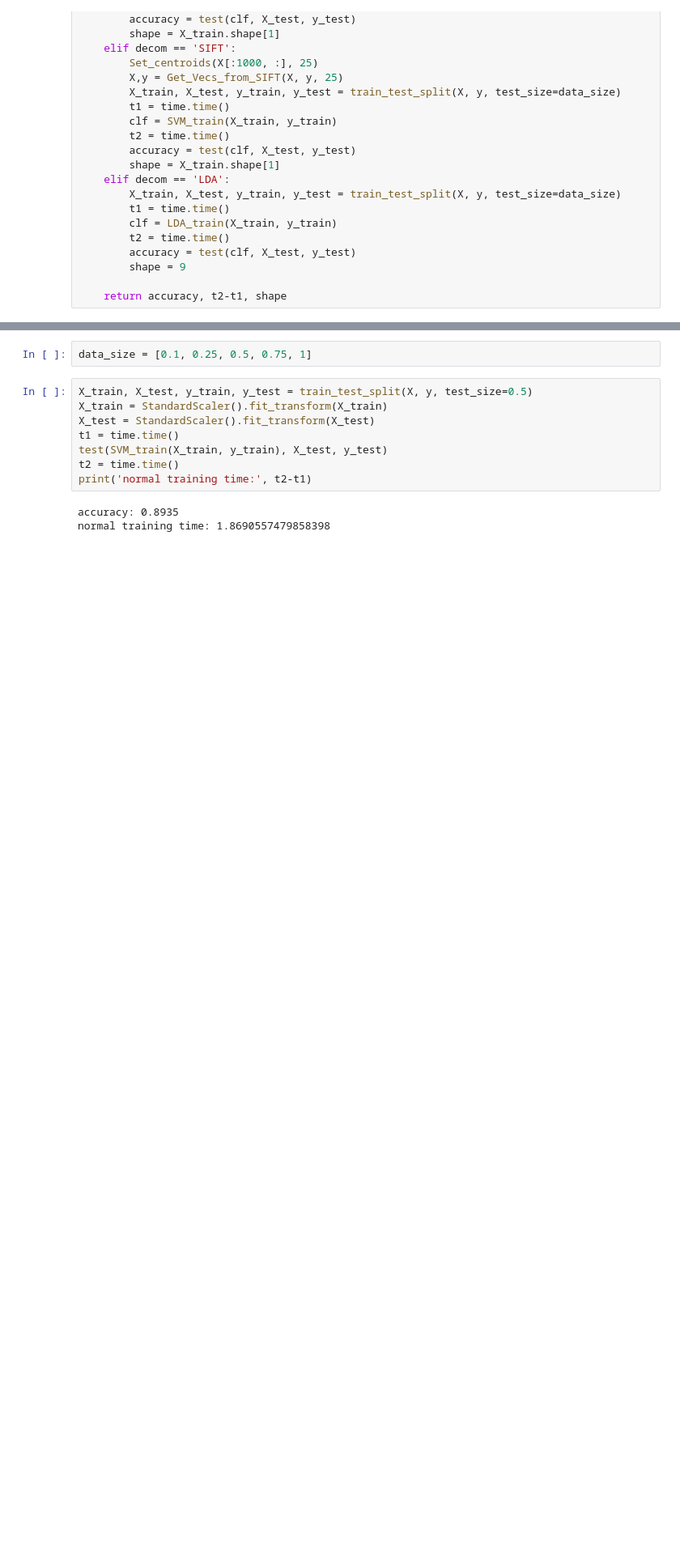
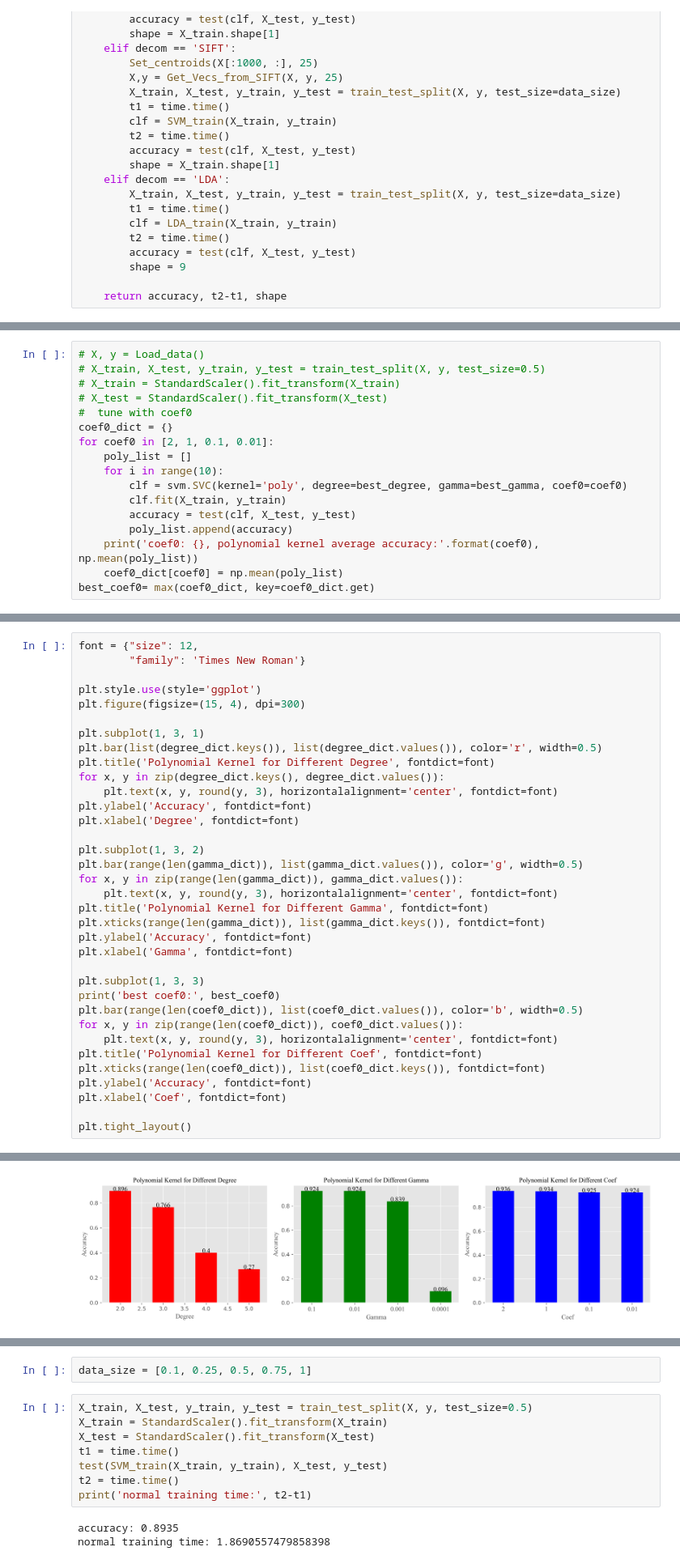
Before and after one commit to wanghchen/CS5487, a Jupyter notebook: Project/CS5487_project.ipynb, the cells around one changed output, grey strips where cells are left out. Shown at 81% size. Cells and saved outputs as stored; diff of their text form; blank space fills up the shorter version.

```diff
--- a/Project/CS5487_project.ipynb
+++ b/Project/CS5487_project.ipynb
@@ -226,0 +291,17 @@ def SVM_train_test(X,y, decom='', data_size=0.5):
+# %%
+# X, y = Load_data()
+# X_train, X_test, y_train, y_test = train_test_split(X, y, test_size=0.5)
+# X_train = StandardScaler().fit_transform(X_train)
+# X_test = StandardScaler().fit_transform(X_test)
+#  tune with coef0
+coef0_dict = {}
+for coef0 in [2, 1, 0.1, 0.01]:
+    poly_list = []
+    for i in range(10):
+        clf = svm.SVC(kernel='poly', degree=best_degree, gamma=best_gamma, coef0=coef0)
+        clf.fit(X_train, y_train)
+        accuracy = test(clf, X_test, y_test)
+        poly_list.append(accuracy)
+    print('coef0: {}, polynomial kernel average accuracy:'.format(coef0), np.mean(poly_list))
+    coef0_dict[coef0] = np.mean(poly_list)
+best_coef0= max(coef0_dict, key=coef0_dict.get)
@@ -226,0 +315,36 @@ def SVM_train_test(X,y, decom='', data_size=0.5):
+# %%
+font = {"size": 12,
+        "family": 'Times New Roman'}
+
+plt.style.use(style='ggplot')
+plt.figure(figsize=(15, 4), dpi=300)
+
+plt.subplot(1, 3, 1)
+plt.bar(list(degree_dict.keys()), list(degree_dict.values()), color='r', width=0.5)
+plt.title('Polynomial Kernel for Different Degree', fontdict=font)
+for x, y in zip(degree_dict.keys(), degree_dict.values()):
+    plt.text(x, y, round(y, 3), horizontalalignment='center', fontdict=font)
+plt.ylabel('Accuracy', fontdict=font)
+plt.xlabel('Degree', fontdict=font)
+
+plt.subplot(1, 3, 2)
+plt.bar(range(len(gamma_dict)), list(gamma_dict.values()), color='g', width=0.5)
+for x, y in zip(range(len(gamma_dict)), gamma_dict.values()):
+    plt.text(x, y, round(y, 3), horizontalalignment='center', fontdict=font)
+plt.title('Polynomial Kernel for Different Gamma', fontdict=font)
+plt.xticks(range(len(gamma_dict)), list(gamma_dict.keys()), fontdict=font)
+plt.ylabel('Accuracy', fontdict=font)
+plt.xlabel('Gamma', fontdict=font)
+
+plt.subplot(1, 3, 3)
+print('best coef0:', best_coef0)
+plt.bar(range(len(coef0_dict)), list(coef0_dict.values()), color='b', width=0.5)
+for x, y in zip(range(len(coef0_dict)), coef0_dict.values()):
+    plt.text(x, y, round(y, 3), horizontalalignment='center', fontdict=font)
+plt.title('Polynomial Kernel for Different Coef', fontdict=font)
+plt.xticks(range(len(coef0_dict)), list(coef0_dict.keys()), fontdict=font)
+plt.ylabel('Accuracy', fontdict=font)
+plt.xlabel('Coef', fontdict=font)
+
+plt.tight_layout()
+# %% [output]
@@ -226,0 +352 @@ def SVM_train_test(X,y, decom='', data_size=0.5):
+[figure, added]
```
Also changed, not shown: parts of 21 cells of this notebook, 5 other files.
